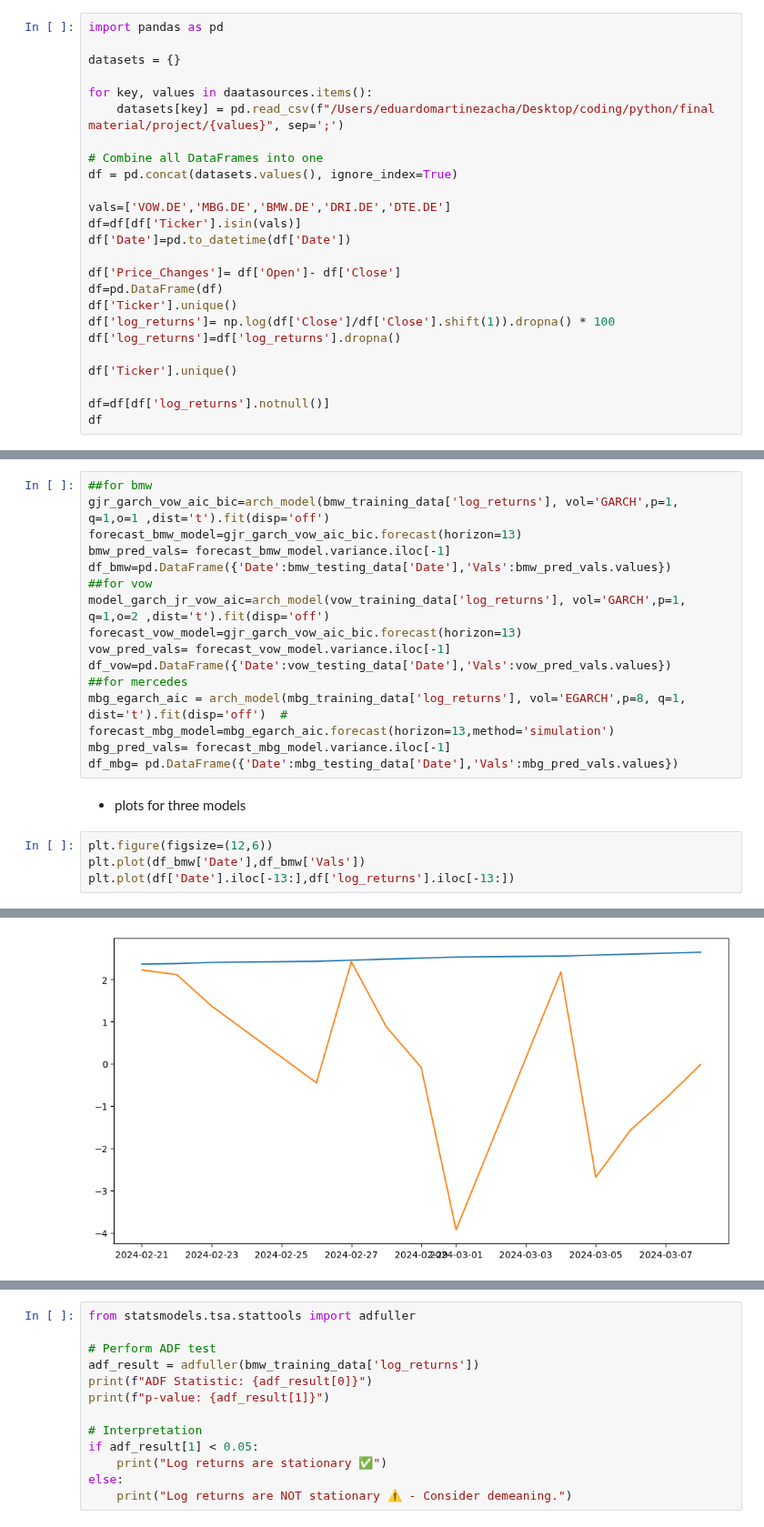
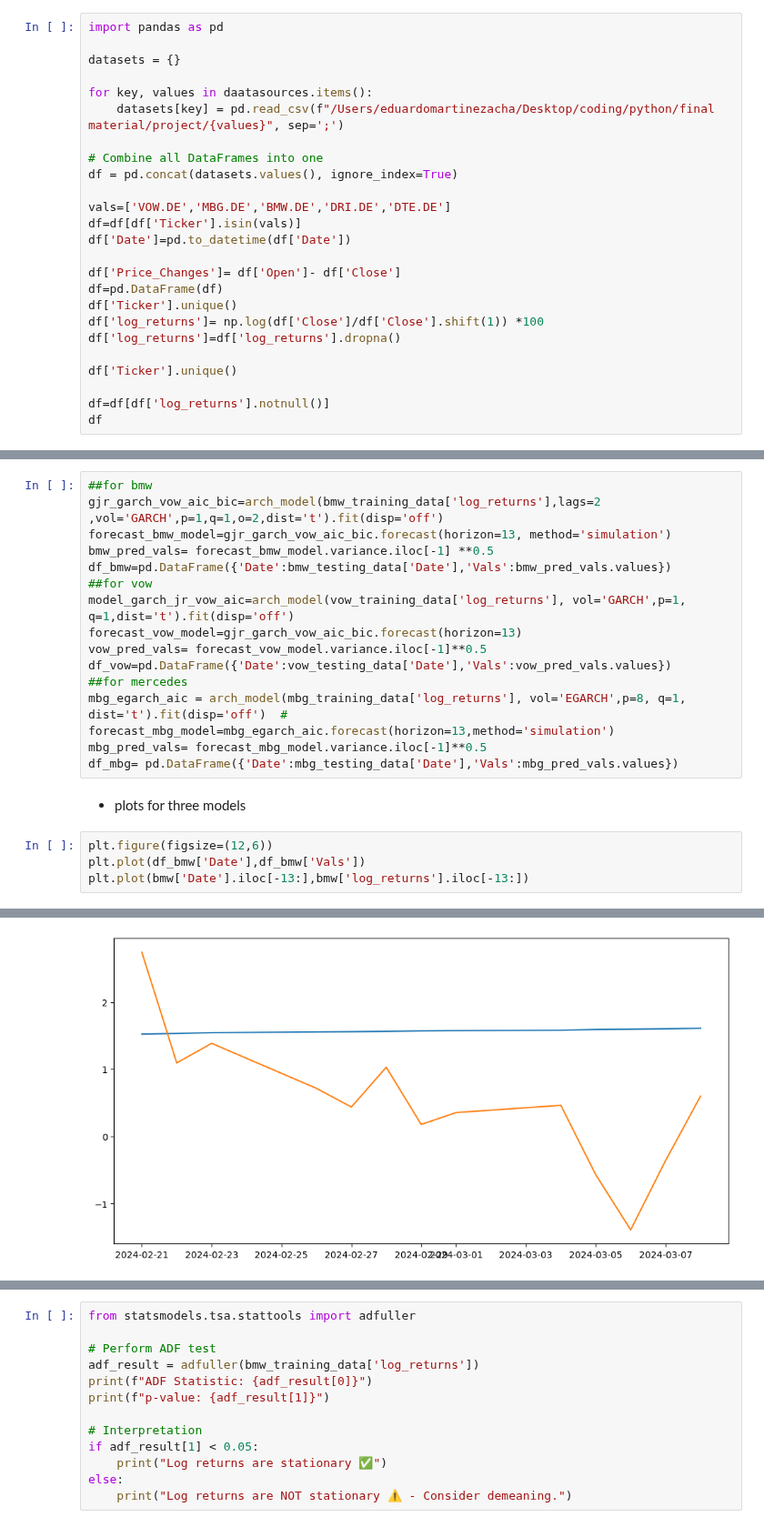
Before and after one commit to lucaluisadjei/pythongermanstocks, a Jupyter notebook: project_continuation.ipynb, the cells around one changed output, grey strips where cells are left out. Shown at 91% size. Cells and saved outputs as stored; diff of their text form.

```diff
--- a/project_continuation.ipynb
+++ b/project_continuation.ipynb
@@ -61,7 +61,7 @@ df['Date']=pd.to_datetime(df['Date'])
 df['Price_Changes']= df['Open']- df['Close']
 df=pd.DataFrame(df)
 df['Ticker'].unique()
-df['log_returns']= np.log(df['Close']/df['Close'].shift(1)).dropna() * 100
+df['log_returns']= np.log(df['Close']/df['Close'].shift(1)) *100
 df['log_returns']=df['log_returns'].dropna()
 
 df['Ticker'].unique()
@@ -100,26 +101,26 @@ mbg_training_data= mbg[mbg['Date']<'2024-02-20']
 mbg_testing_data=mbg[mbg['Date']>'2024-02-20']
 # %%
 ##for bmw
-gjr_garch_vow_aic_bic=arch_model(bmw_training_data['log_returns'], vol='GARCH',p=1, q=1,o=1 ,dist='t').fit(disp='off')
-forecast_bmw_model=gjr_garch_vow_aic_bic.forecast(horizon=13)
-bmw_pred_vals= forecast_bmw_model.variance.iloc[-1]
+gjr_garch_vow_aic_bic=arch_model(bmw_training_data['log_returns'],lags=2 ,vol='GARCH',p=1,q=1,o=2,dist='t').fit(disp='off')
+forecast_bmw_model=gjr_garch_vow_aic_bic.forecast(horizon=13, method='simulation')
+bmw_pred_vals= forecast_bmw_model.variance.iloc[-1] **0.5
 df_bmw=pd.DataFrame({'Date':bmw_testing_data['Date'],'Vals':bmw_pred_vals.values})
 ##for vow
-model_garch_jr_vow_aic=arch_model(vow_training_data['log_returns'], vol='GARCH',p=1, q=1,o=2 ,dist='t').fit(disp='off')
+model_garch_jr_vow_aic=arch_model(vow_training_data['log_returns'], vol='GARCH',p=1, q=1,dist='t').fit(disp='off')
 forecast_vow_model=gjr_garch_vow_aic_bic.forecast(horizon=13)
-vow_pred_vals= forecast_vow_model.variance.iloc[-1]
+vow_pred_vals= forecast_vow_model.variance.iloc[-1]**0.5
 df_vow=pd.DataFrame({'Date':vow_testing_data['Date'],'Vals':vow_pred_vals.values})
 ##for mercedes
 mbg_egarch_aic = arch_model(mbg_training_data['log_returns'], vol='EGARCH',p=8, q=1, dist='t').fit(disp='off')  #
 forecast_mbg_model=mbg_egarch_aic.forecast(horizon=13,method='simulation')
-mbg_pred_vals= forecast_mbg_model.variance.iloc[-1]
+mbg_pred_vals= forecast_mbg_model.variance.iloc[-1]**0.5
 df_mbg= pd.DataFrame({'Date':mbg_testing_data['Date'],'Vals':mbg_pred_vals.values})
 # %% [markdown]
 - plots for three models
 # %%
 plt.figure(figsize=(12,6))
 plt.plot(df_bmw['Date'],df_bmw['Vals'])
-plt.plot(df['Date'].iloc[-13:],df['log_returns'].iloc[-13:])
+plt.plot(bmw['Date'].iloc[-13:],bmw['log_returns'].iloc[-13:])
 # %% [output]
 [<matplotlib.lines.Line2D at 0x...>]
-[figure, old version]
+[figure, new version]
```
Also changed, not shown: parts of 9 cells of this notebook, 2 other files.
